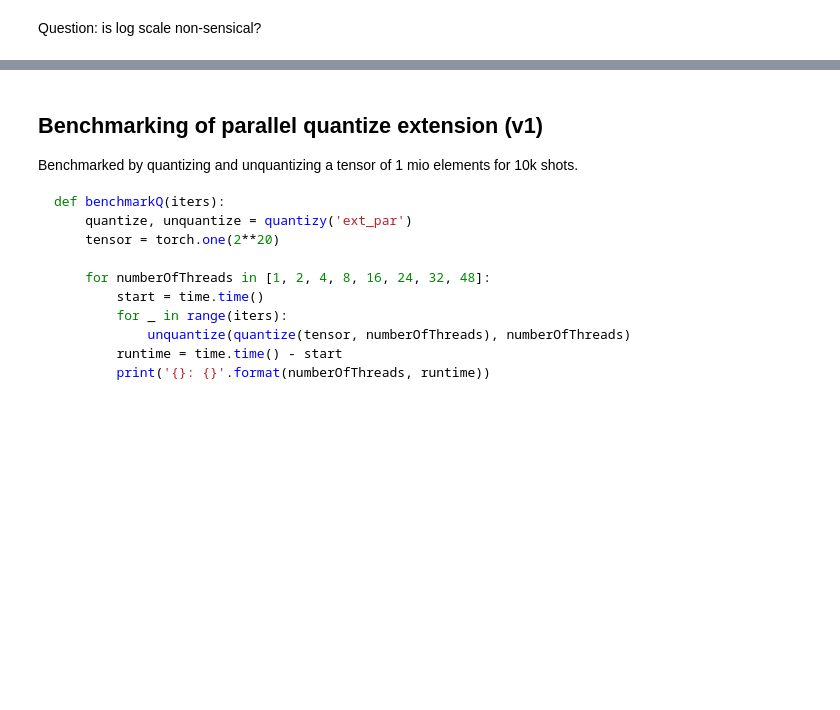
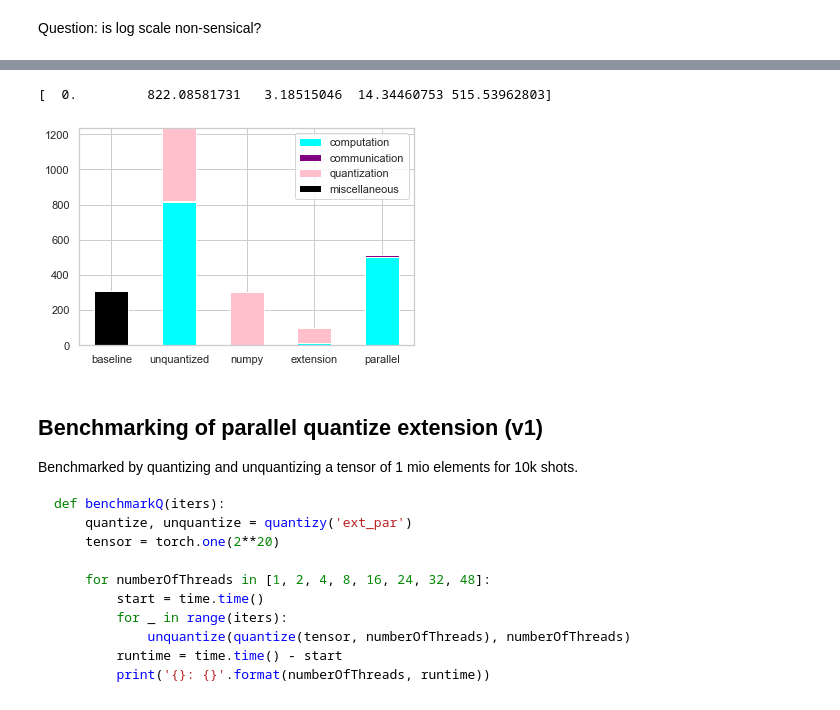
Before and after one commit to gessfred/gRPC, a Jupyter notebook: benchmarks/BenchViz.ipynb, the cells around one changed output, grey strips where cells are left out. Cells and saved outputs as stored; diff of their text form; code cells hidden in the pictures; blank space fills up the shorter version.

```diff
--- a/benchmarks/BenchViz.ipynb
+++ b/benchmarks/BenchViz.ipynb
@@ -43,6 +43,7 @@ runtimes = {
     'np': allreduce_numpy_runtimes,
     'ext': all_reduce_ext_runtimes,
     'par24': allreduce_quant24_runtimes,
+    'ar': allreduce_runtimes,
 }
 # %%
 def breakdown_of(graph, run='run:42'):
@@ -71,14 +72,15 @@ df = {
     'quantization': [],
     'total': [],
 }
-for k, input_size in enumerate(range(14, 27, 4)):
-    df['function'].append('baseline')
-    df['input_size'].append(input_size)
-    df['computation'].append(0)
-    df['communication'].append(0)
-    df['quantization'].append(0)
-    df['total'].append(baseline_runtimes[k])
-for fn in ['np', 'ext', 'par24']:
+for fn, rt in [('baseline', baseline_runtimes)]:
+    for k, input_size in enumerate(range(14, 27, 4)):
+        df['function'].append(fn)
+        df['input_size'].append(input_size)
+        df['computation'].append(0)
+        df['communication'].append(0)
+        df['quantization'].append(0)
+        df['total'].append(rt[k])
+for fn in ['np', 'ext', 'par24', 'ar']:
     for k, input_size in enumerate(range(14, 27, 4)):
         com, q, cmp = breakdown_of('exp17dec/{}-{}.svg'.format(fn, input_size))
         rt = runtimes[fn][k]
@@ -127,14 +150,18 @@ plt.legend()
 # %%
-d2 = df[df['input_size'] == 18]
-print(d2.sort_values('function'))
-x = np.arange(4)
+d2 = df[df['input_size'] == 26]
+print(np.array(d2.communication+d2.computation))
+x = np.arange(5)
 width = 0.5
-plt.bar(x, d2.computation, width=width, color='#9cfc97')
-plt.bar(x, d2.communication, bottom=np.array(d2.computation), width=width, color='#6ba368')
-plt.bar(x, d2.quantization, bottom=np.array(d2.communication), width=width, color='#515b3a')
-plt.bar(x, d2.total-d2.computation-d2.communication-d2.quantization, bottom=np.array(d2.quantization), width=width, color='#353d2f')
-plt.xticks(x, ['baseline', 'numpy', 'extension', 'parallel'])
-plt.legend()
+plt.bar(x, (d2.computation), width=width, color='cyan')
+plt.bar(x, (d2.communication), bottom=np.array(d2.computation), width=width, color='purple')
+plt.bar(x, (d2.quantization), bottom=np.array(d2.communication+d2.computation), width=width, color='pink')
+plt.bar(x, d2.total-d2.computation-d2.communication-d2.quantization, bottom=np.array(d2.quantization+d2.communication+d2.computation), width=width, color='black')
+plt.xticks(x, ['baseline', 'unquantized', 'numpy', 'extension', 'parallel'])
+plt.legend(['computation', 'communication', 'quantization', 'miscellaneous'])
+plt.savefig('26.png', dpi=300)
+# %% [output]
+[  0.         822.08581731   3.18515046  14.34460753 515.53962803]
+[figure, added]
 # %% [markdown]
 ## Benchmarking of parallel quantize extension (v1)
 Benchmarked by quantizing and unquantizing a tensor of 1 mio elements for 10k shots.
```
Also changed, not shown: parts of 2 cells of this notebook, 2 other files.
